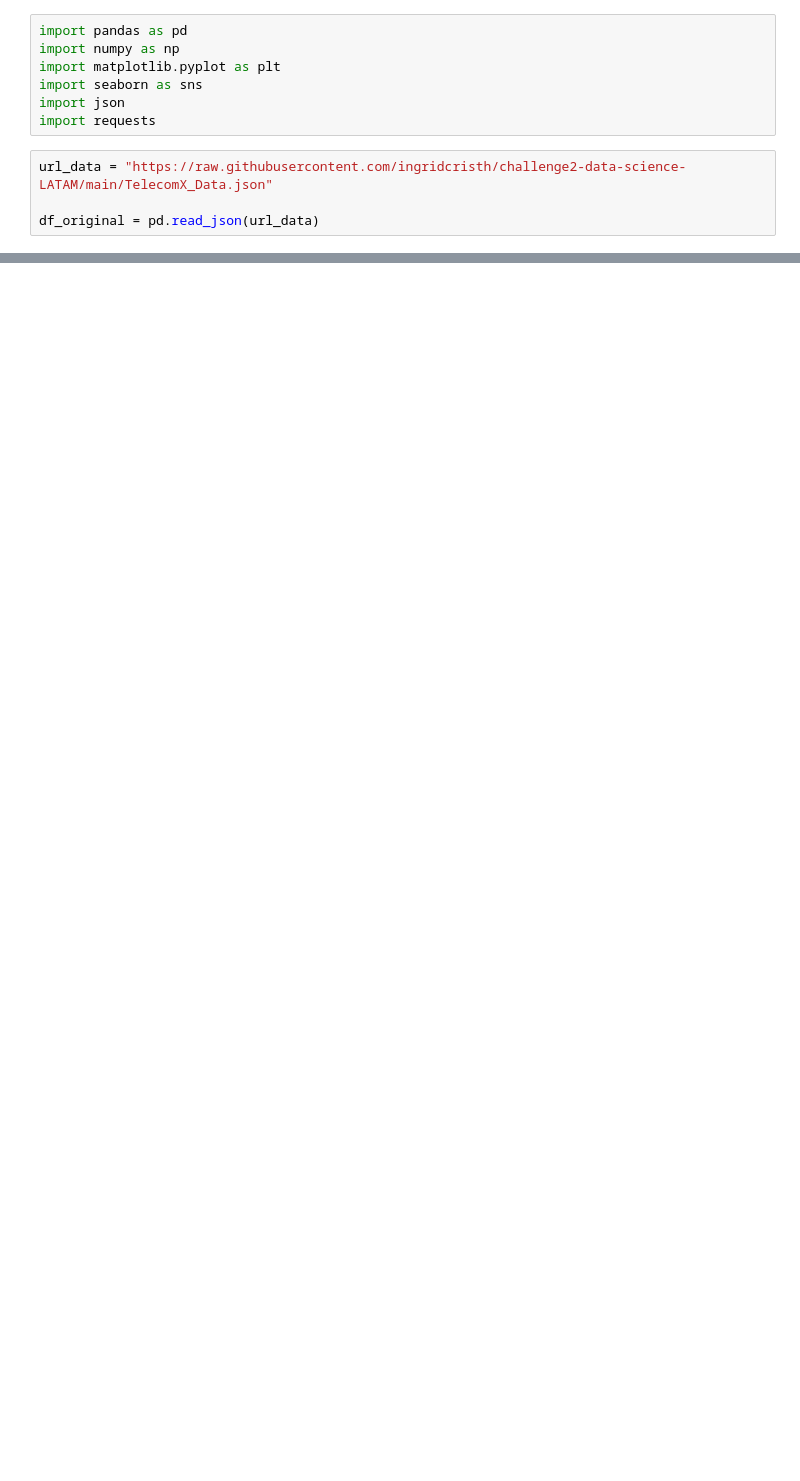
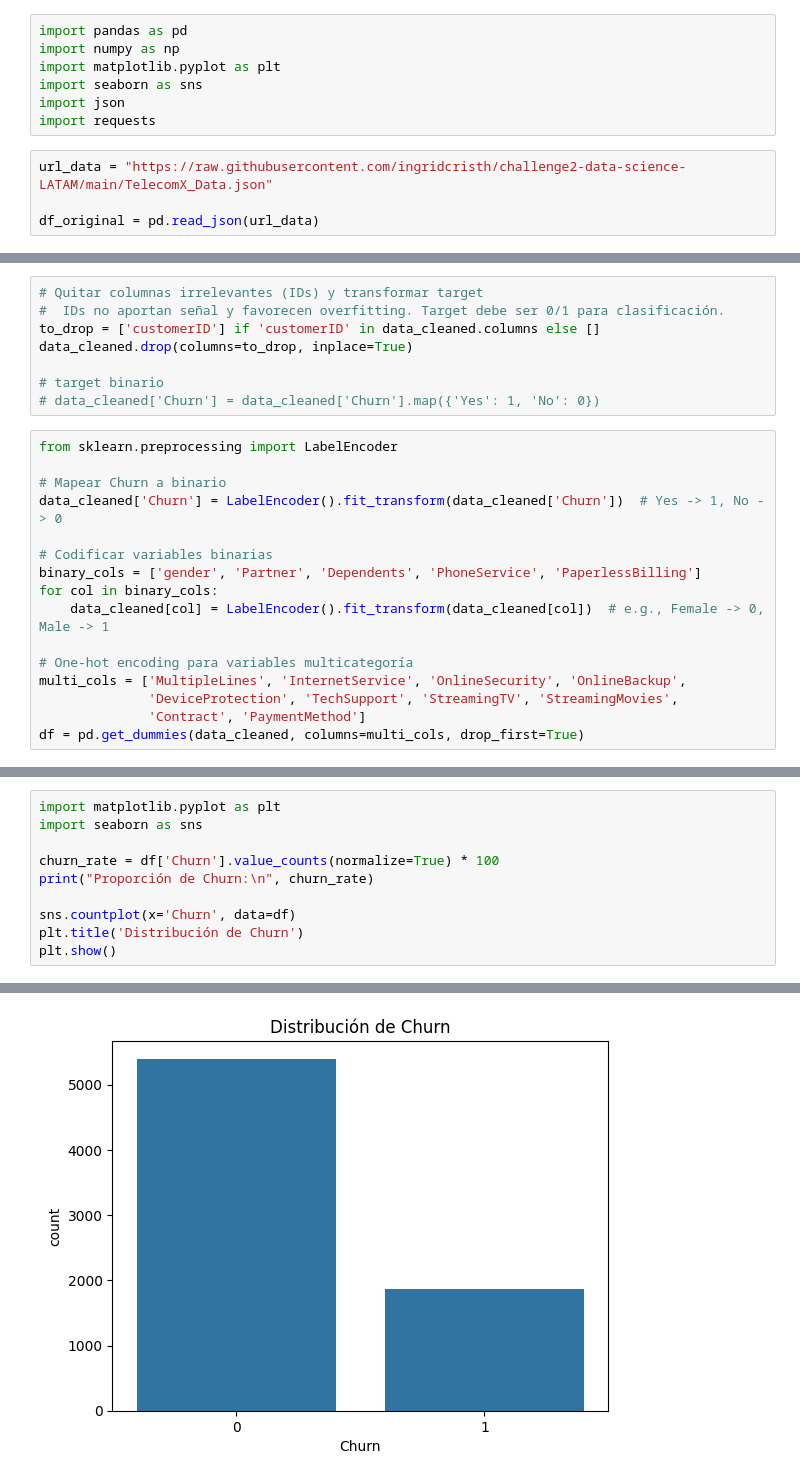
Before and after one commit to Marglodis/challenge_telecomX_parte_2, a Jupyter notebook: challenge_telecom_X_parte_2.ipynb, the cells around one changed output, grey strips where cells are left out. Saved outputs shown, nothing was run; the diff lists cells and outputs as text; blank space fills up the shorter version.

```diff
--- a/challenge_telecom_X_parte_2.ipynb
+++ b/challenge_telecom_X_parte_2.ipynb
@@ -30,0 +75,24 @@ data_cleaned
+# %%
+# Quitar columnas irrelevantes (IDs) y transformar target
+#  IDs no aportan señal y favorecen overfitting. Target debe ser 0/1 para clasificación.
+to_drop = ['customerID'] if 'customerID' in data_cleaned.columns else []
+data_cleaned.drop(columns=to_drop, inplace=True)
+
+# target binario
+# data_cleaned['Churn'] = data_cleaned['Churn'].map({'Yes': 1, 'No': 0})
+# %%
+from sklearn.preprocessing import LabelEncoder
+
+# Mapear Churn a binario
+data_cleaned['Churn'] = LabelEncoder().fit_transform(data_cleaned['Churn'])  # Yes -> 1, No -> 0
+
+# Codificar variables binarias
+binary_cols = ['gender', 'Partner', 'Dependents', 'PhoneService', 'PaperlessBilling']
+for col in binary_cols:
+    data_cleaned[col] = LabelEncoder().fit_transform(data_cleaned[col])  # e.g., Female -> 0, Male -> 1
+
+# One-hot encoding para variables multicategoría
+multi_cols = ['MultipleLines', 'InternetService', 'OnlineSecurity', 'OnlineBackup',
+              'DeviceProtection', 'TechSupport', 'StreamingTV', 'StreamingMovies',
+              'Contract', 'PaymentMethod']
+df = pd.get_dummies(data_cleaned, columns=multi_cols, drop_first=True)
@@ -30,0 +174,11 @@ data_cleaned
+# %%
+import matplotlib.pyplot as plt
+import seaborn as sns
+
+churn_rate = df['Churn'].value_counts(normalize=True) * 100
+print("Proporción de Churn:\n", churn_rate)
+
+sns.countplot(x='Churn', data=df)
+plt.title('Distribución de Churn')
+plt.show()
+# %% [output]
@@ -30,0 +190 @@ data_cleaned
+[figure, added]
```
Also changed, not shown: parts of 10 cells of this notebook.
